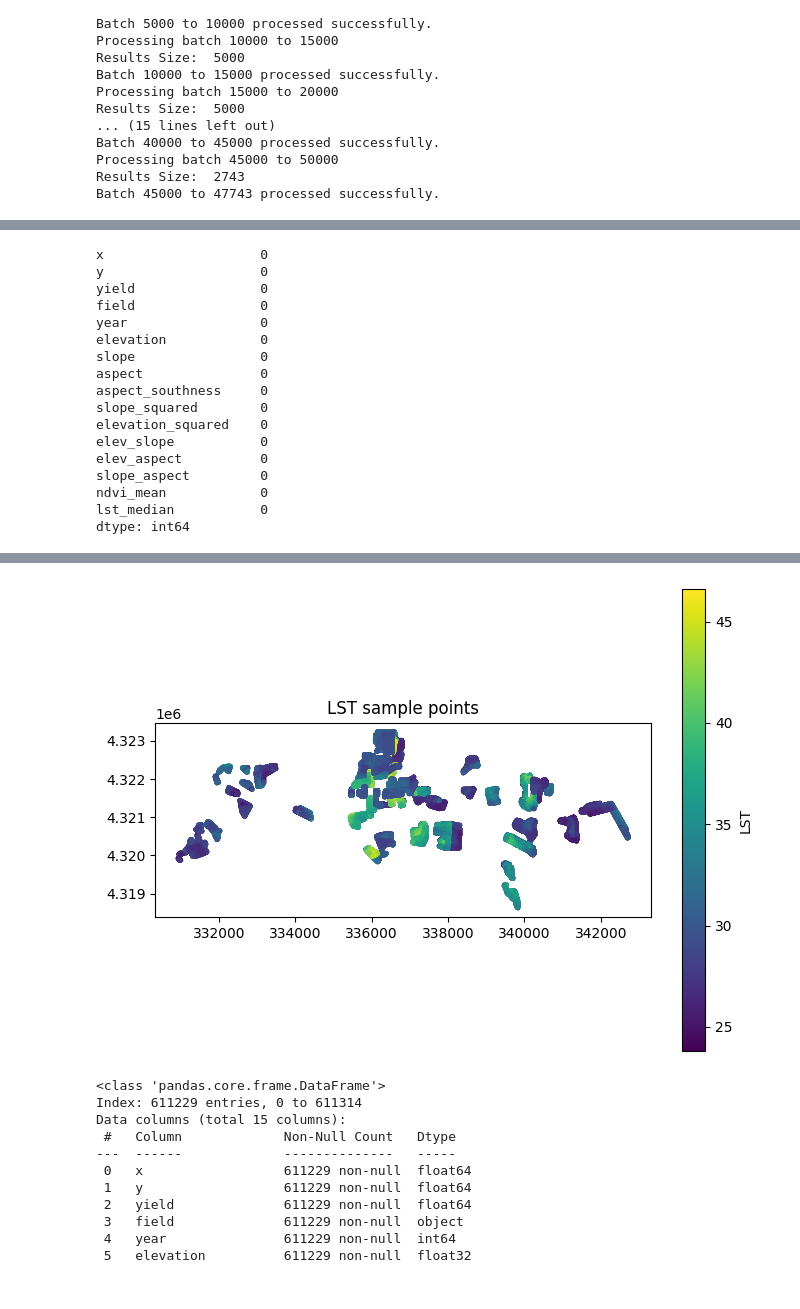
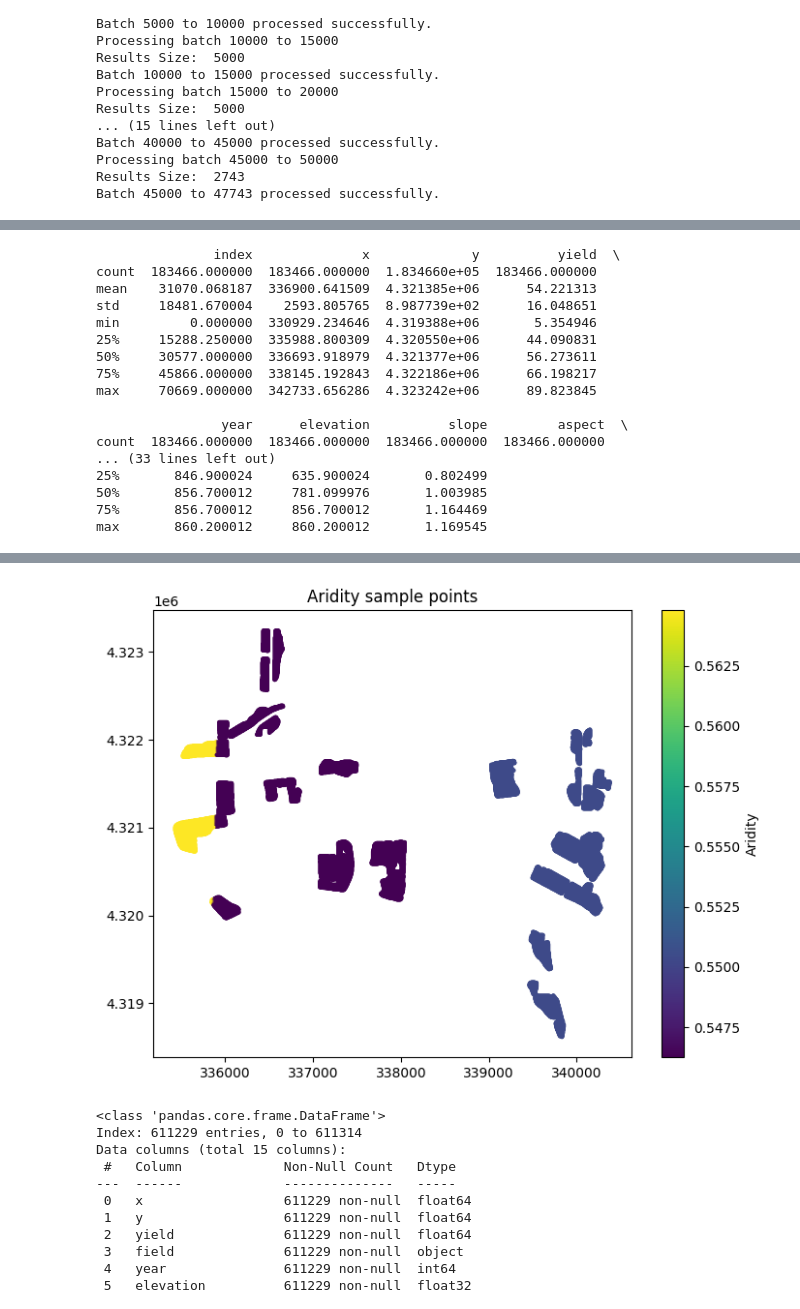
Before and after one commit to samarranjit/Yield_Prediction, a Jupyter notebook: Yield_Prediction_Using_XGBosst.ipynb, the cells around one changed output, grey strips where cells are left out. Cells and saved outputs as stored; diff of their text form; code cells hidden in the pictures.

```diff
--- a/Yield_Prediction_Using_XGBosst.ipynb
+++ b/Yield_Prediction_Using_XGBosst.ipynb
@@ -463,10 +461,14 @@ max          4607.090332    532.731018     53.237679      9.986612
 # df_map["2020-2023"].isna().sum()
 
 
-#reloading data :
-df_map = {}
-df_map["2020-2023"] = pd.read_parquet(r"/content/drive/MyDrive/Colab Notebooks/Data For Yield Prediction/Data/Saved_df_map/df_yield_2020-2023.parquet")
-print(df_map['2020-2023'].describe())
+# #reloading data :
+# df_map = {}
+df_yield_2020_2023 = pd.read_parquet(r"/content/drive/MyDrive/Colab Notebooks/Data For Yield Prediction/Data/Saved_df_map/df_yield_2020-2023.parquet")
+# print(df_map['2020-2023'].describe())
 
-df_map[2024] = pd.read_parquet(r"/content/drive/MyDrive/Colab Notebooks/Data For Yield Prediction/Data/Saved_df_map/df_yield_2024.parquet")
+# df_map[2024] = pd.read_parquet(r"/content/drive/MyDrive/Colab Notebooks/Data For Yield Prediction/Data/Saved_df_map/df_yield_2024.parquet")
+# df_map[2023] = pd.read_parquet(r"/content/drive/MyDrive/Colab Notebooks/Data For Yield Prediction/Data/Saved_df_map/df_yield_2023.parquet")
+# df_map[2022] = pd.read_parquet(r"/content/drive/MyDrive/Colab Notebooks/Data For Yield Prediction/Data/Saved_df_map/df_yield_2022.parquet")
+# df_map[2021] = pd.read_parquet(r"/content/drive/MyDrive/Colab Notebooks/Data For Yield Prediction/Data/Saved_df_map/df_yield_2021.parquet")
+# df_map[2020] = pd.read_parquet(r"/content/drive/MyDrive/Colab Notebooks/Data For Yield Prediction/Data/Saved_df_map/df_yield_2020.parquet")
 # df_map[2024]['year'].value_counts()
@@ -552,8 +548,7 @@ ee.Authenticate()
 # Replace 'your-google-cloud-project-id' with your actual Google Cloud Project ID
 ee.Initialize(project='cho-lab-prj')
 # %%
-import_year = "2020-2023"
-
+import_year = 2024
 
 # Create a GeoDataFrame from your pandas DataFrame
 # The coordinates are assumed to be in a projected system (e.g., UTM Zone 17N)
@@ -822,26 +983,26 @@ df_map[import_year].head(50)
 # %%
 
 #Let's see the na values in df_final
-df_map[import_year] = df_map[import_year][df_map[import_year]['lst_median'].notna()]
-print(df_map[import_year].isna().sum())
+# df_map[import_year] = df_map[import_year][df_map[import_year]['lst_median'].notna()]
+print(df_map["2020-2022"].describe())
 # %% [output]
-x                    0
-y                    0
-yield                0
-field                0
-year                 0
-elevation            0
-slope                0
-aspect               0
-aspect_southness     0
-slope_squared        0
-elevation_squared    0
-elev_slope           0
-elev_aspect          0
-slope_aspect         0
-ndvi_mean            0
-lst_median           0
-dtype: int64
+               index              x             y          yield  \
+count  183466.000000  183466.000000  1.834660e+05  183466.000000
+mean    31070.068187  336900.641509  4.321385e+06      54.221313
+std     18481.670004    2593.805765  8.987739e+02      16.048651
+min         0.000000  330929.234646  4.319388e+06       5.354946
+25%     15288.250000  335988.800309  4.320550e+06      44.090831
+50%     30577.000000  336693.918979  4.321377e+06      56.273611
+75%     45866.000000  338145.192843  4.322186e+06      66.198217
+max     70669.000000  342733.656286  4.323242e+06      89.823845
+
+                year      elevation          slope         aspect  \
+count  183466.000000  183466.000000  183466.000000  183466.000000
+... (33 lines left out)
+25%       846.900024     635.900024       0.802499
+50%       856.700012     781.099976       1.003985
+75%       856.700012     856.700012       1.164469
+max       860.200012     860.200012       1.169545
 # %%
 # deduct 273 from each LST value to convert from Kelvin to Celsius
 df_map[import_year]['lst_median'] = df_map[import_year]['lst_median'] - 273.15
@@ -868,17 +1029,17 @@ df_map[import_year].head(50)
 # %%
 
 
 plt.figure(figsize=(8, 6))
 plt.scatter(df_map[import_year]["x"], df_map[import_year]["y"],
-            c=df_map[import_year]["lst_median"],  # Use the LST values for color
+            c=df_map[import_year]["aridity"],  # Use the LST values for color
             s=4,                # point size
             cmap="viridis")
-plt.colorbar(label="LST")
+plt.colorbar(label="Aridity")
 plt.gca().set_aspect("equal")   # preserves map scale
-plt.title("LST sample points")
+plt.title("Aridity sample points")
 plt.show()
 # %% [output]
-[figure, old version]
+[figure, new version]
 # %%
 # %% [output]
 <class 'pandas.core.frame.DataFrame'>
```
Also changed, not shown: parts of 18 cells of this notebook.
